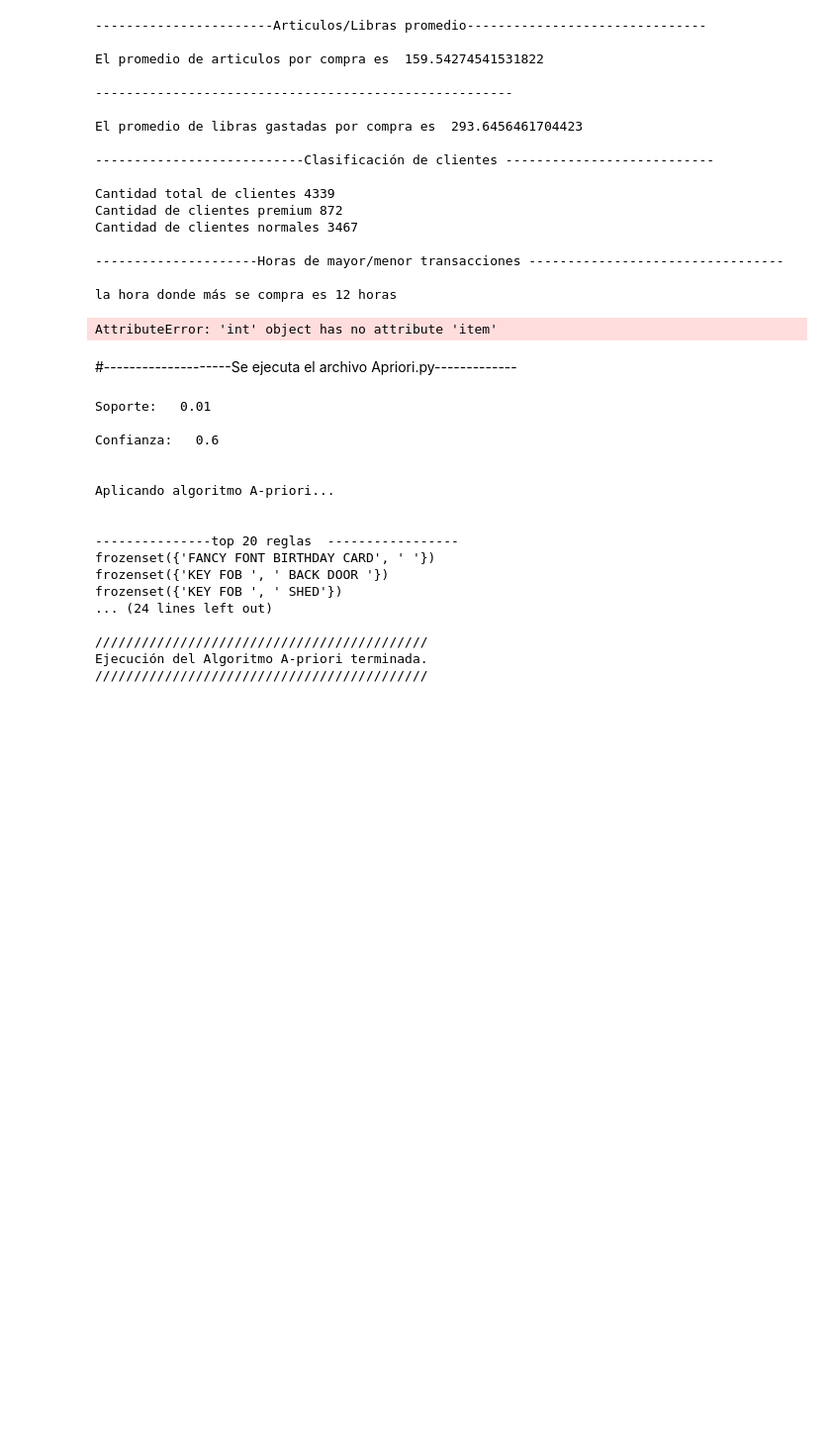
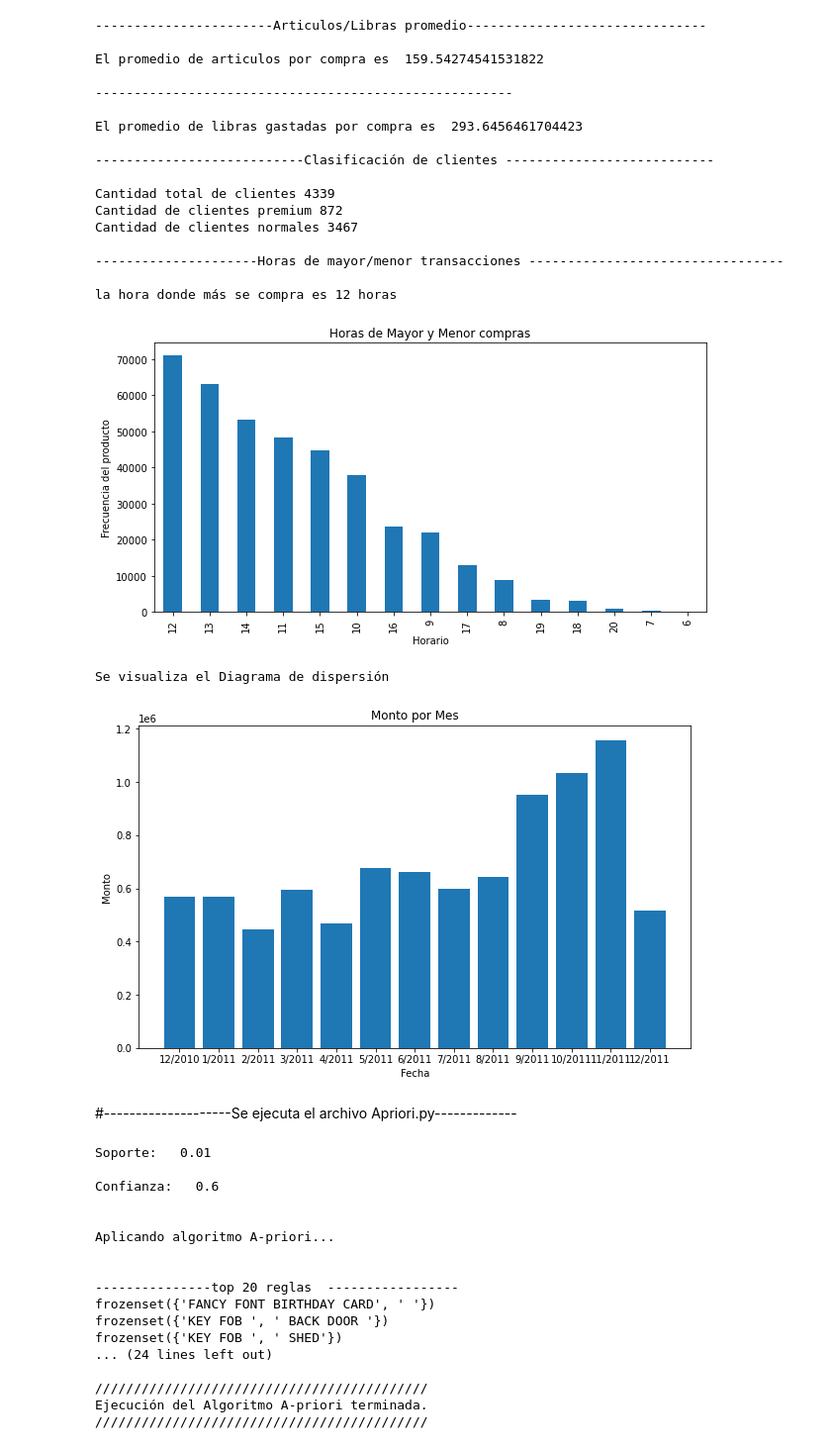
Before and after one commit to koyukil/CienciaDeDatos, a Jupyter notebook: codigo/fase 2.ipynb, the cells around one changed output. Shown at 99% size. Cells and saved outputs as stored; diff of their text form; code cells hidden in the pictures; blank space fills up the shorter version.

Commit message:
funciones fase 2 con grafico de montos por mes

```diff
--- a/codigo/fase 2.ipynb
+++ b/codigo/fase 2.ipynb
@@ -13,27 +13,30 @@ df_bd_preprocesada['Monto'] = df_bd_preprocesada['UnitPrice'] * df_bd_preprocesa
 # %%
 #--------------------Llamado a funciones ------------------
 articulos_libras_promedio (df_bd_preprocesada)
 grupo_cliente(df_bd_preprocesada)
 numero_transacciones(df_bd_preprocesada)
+grafico_monto(df_bd_preprocesada)
 # %% [output]
 -----------------------Articulos/Libras promedio-------------------------------
 
 El promedio de articulos por compra es  159.54274541531822
 
 ------------------------------------------------------
 
 El promedio de libras gastadas por compra es  293.6456461704423
 
 ---------------------------Clasificación de clientes ---------------------------
 
 Cantidad total de clientes 4339
 Cantidad de clientes premium 872
 Cantidad de clientes normales 3467
 
 ---------------------Horas de mayor/menor transacciones ---------------------------------
 
 la hora donde más se compra es 12 horas
+[figure, added]
-AttributeError: 'int' object has no attribute 'item'
+Se visualiza el Diagrama de dispersión
+[figure, added]
 # %% [markdown]
 #--------------------Se ejecuta el archivo Apriori.py-------------
 # %%
```
Also changed, not shown: parts of 2 cells of this notebook, 2 other files.
